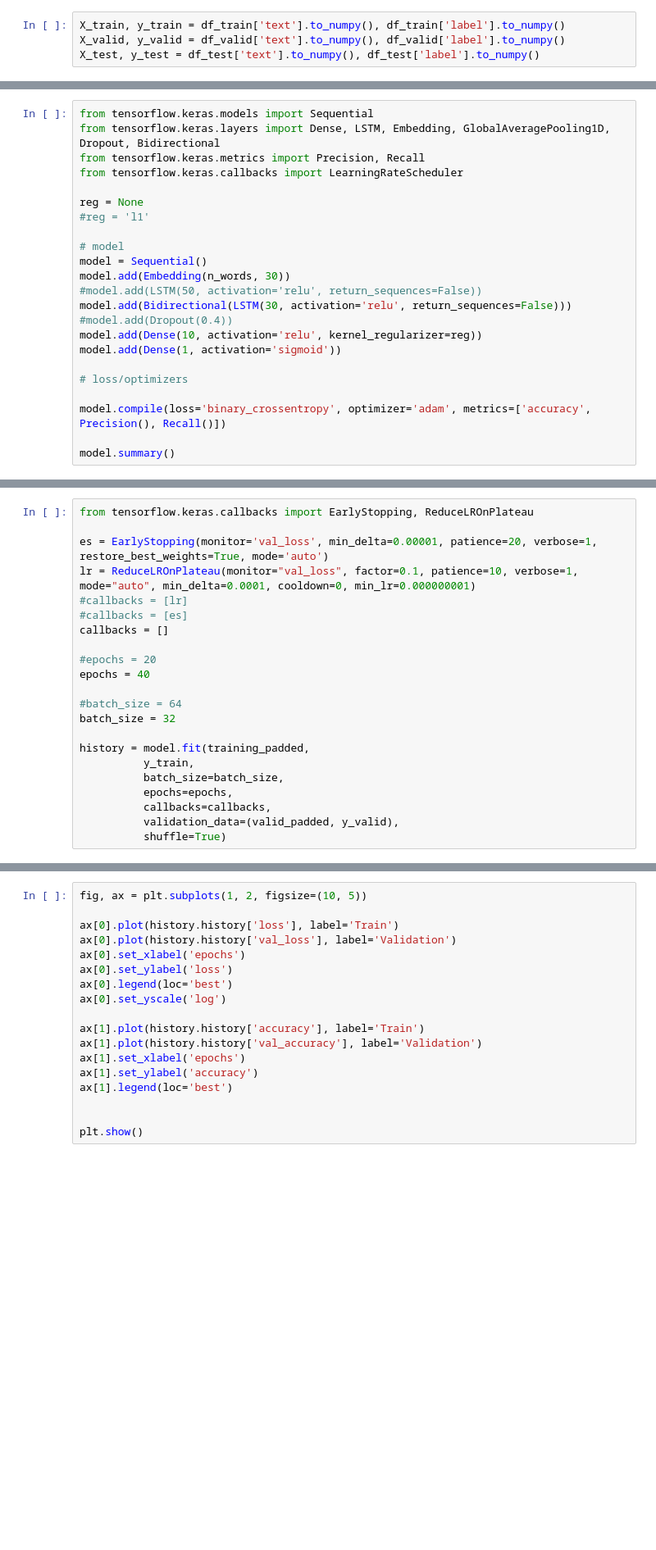
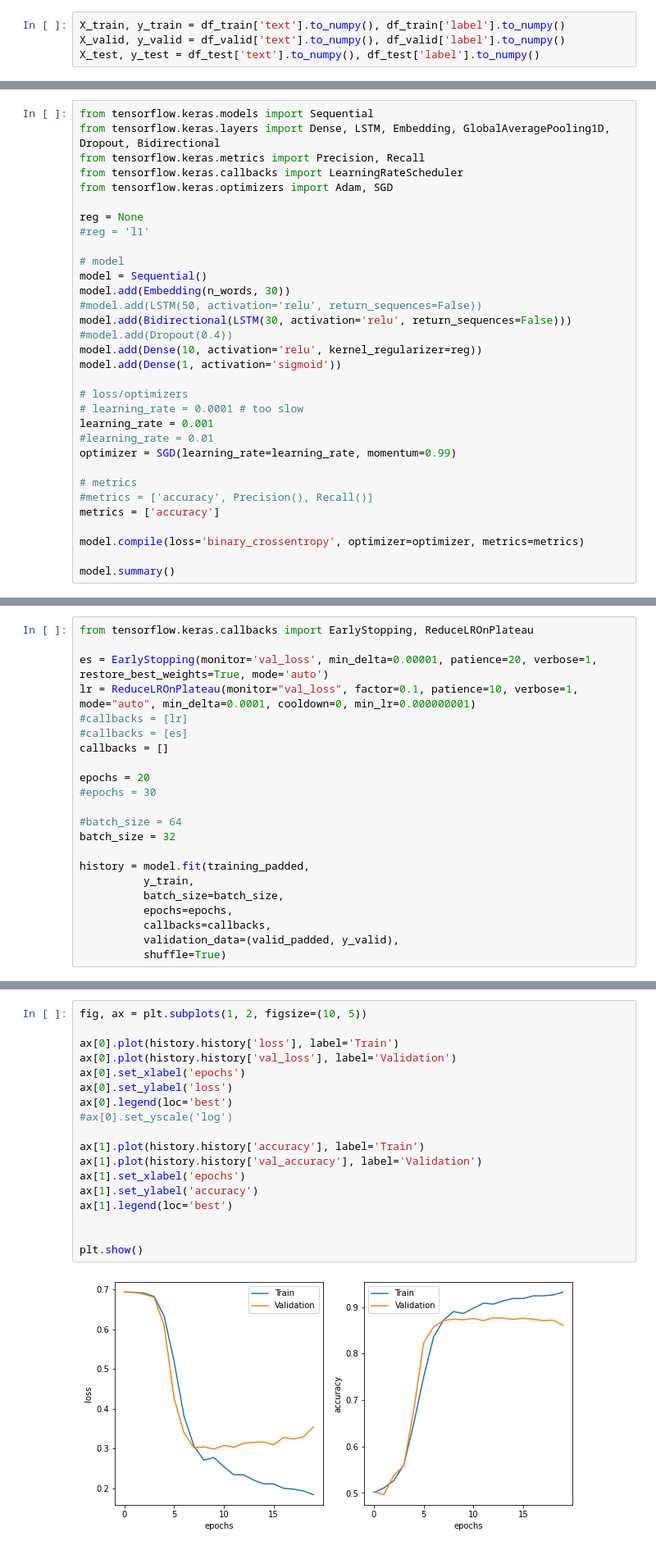
Before and after one commit to sdysch/learning-NLP, a Jupyter notebook: sentiment_analysis/sentiment-analysis-LSTM.ipynb, the cells around one changed output, grey strips where cells are left out. Shown: that part at 82% size. Saved outputs shown, nothing was run; the diff lists cells and outputs as text; blank space fills up the shorter version.

Commit message:
Slightly overfit, but decent baseline model setup

```diff
--- a/sentiment_analysis/sentiment-analysis-LSTM.ipynb
+++ b/sentiment_analysis/sentiment-analysis-LSTM.ipynb
@@ -180,6 +180,7 @@ from tensorflow.keras.models import Sequential
 from tensorflow.keras.layers import Dense, LSTM, Embedding, GlobalAveragePooling1D, Dropout, Bidirectional
 from tensorflow.keras.metrics import Precision, Recall
 from tensorflow.keras.callbacks import LearningRateScheduler
+from tensorflow.keras.optimizers import Adam, SGD
 
 reg = None
 #reg = 'l1'
@@ -194,8 +195,16 @@ model.add(Dense(10, activation='relu', kernel_regularizer=reg))
 model.add(Dense(1, activation='sigmoid'))
 
 # loss/optimizers
+# learning_rate = 0.0001 # too slow
+learning_rate = 0.001
+#learning_rate = 0.01
+optimizer = SGD(learning_rate=learning_rate, momentum=0.99)
 
-model.compile(loss='binary_crossentropy', optimizer='adam', metrics=['accuracy', Precision(), Recall()])
+# metrics
+#metrics = ['accuracy', Precision(), Recall()]
+metrics = ['accuracy']
+
+model.compile(loss='binary_crossentropy', optimizer=optimizer, metrics=metrics)
 
 model.summary()
 # %% [output]
@@ -229,8 +238,8 @@ lr = ReduceLROnPlateau(monitor="val_loss", factor=0.1, patience=10, verbose=1, m
 #callbacks = [es]
 callbacks = []
 
-#epochs = 20
-epochs = 40
+epochs = 20
+#epochs = 30
 
 #batch_size = 64
 batch_size = 32
@@ -266,21 +275,23 @@ Epoch 21/40
 # %%
 fig, ax = plt.subplots(1, 2, figsize=(10, 5))
 
 ax[0].plot(history.history['loss'], label='Train')
 ax[0].plot(history.history['val_loss'], label='Validation')
 ax[0].set_xlabel('epochs')
 ax[0].set_ylabel('loss')
 ax[0].legend(loc='best')
-ax[0].set_yscale('log')
+#ax[0].set_yscale('log')
 
 ax[1].plot(history.history['accuracy'], label='Train')
 ax[1].plot(history.history['val_accuracy'], label='Validation')
 ax[1].set_xlabel('epochs')
 ax[1].set_ylabel('accuracy')
 ax[1].legend(loc='best')
 
 
 plt.show()
+# %% [output]
+[figure, added]
 # %%
 # confusion matrix
 from sklearn.metrics import confusion_matrix, accuracy_score, recall_score, precision_score
```
Also changed, not shown: parts of 4 cells of this notebook.
